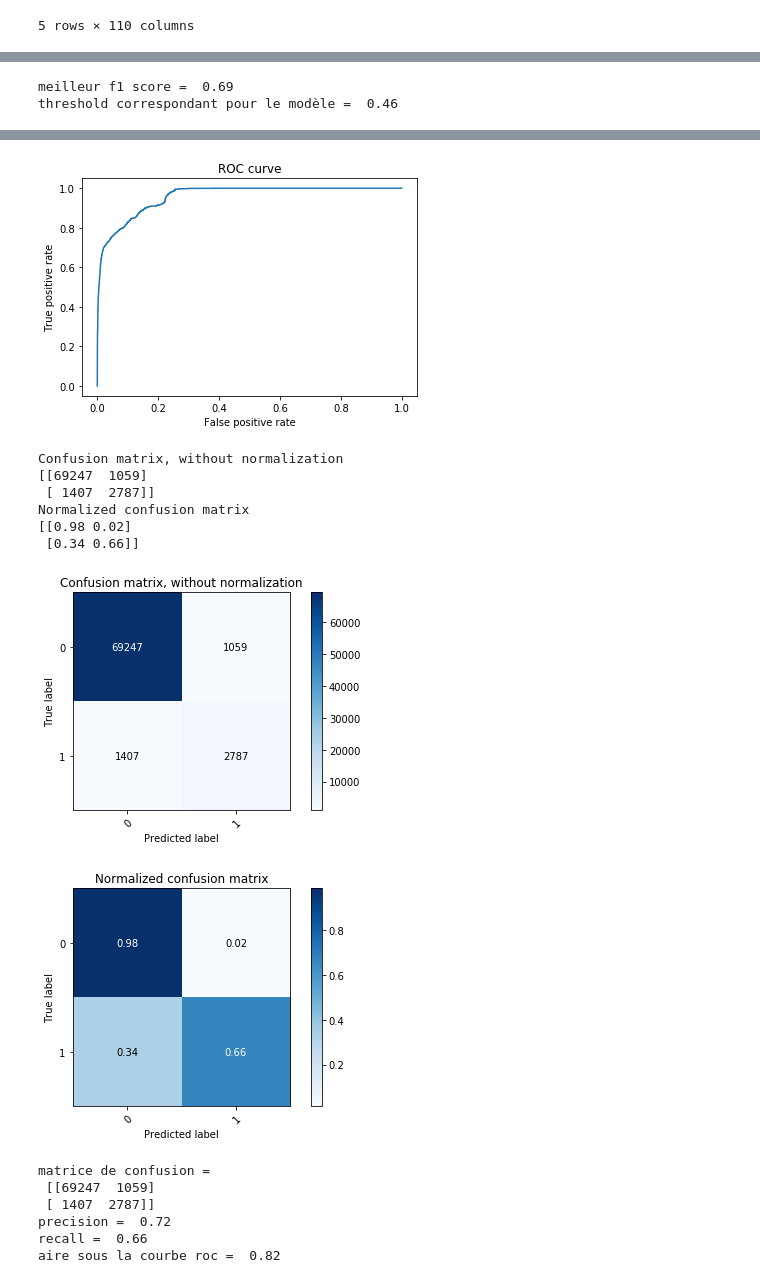
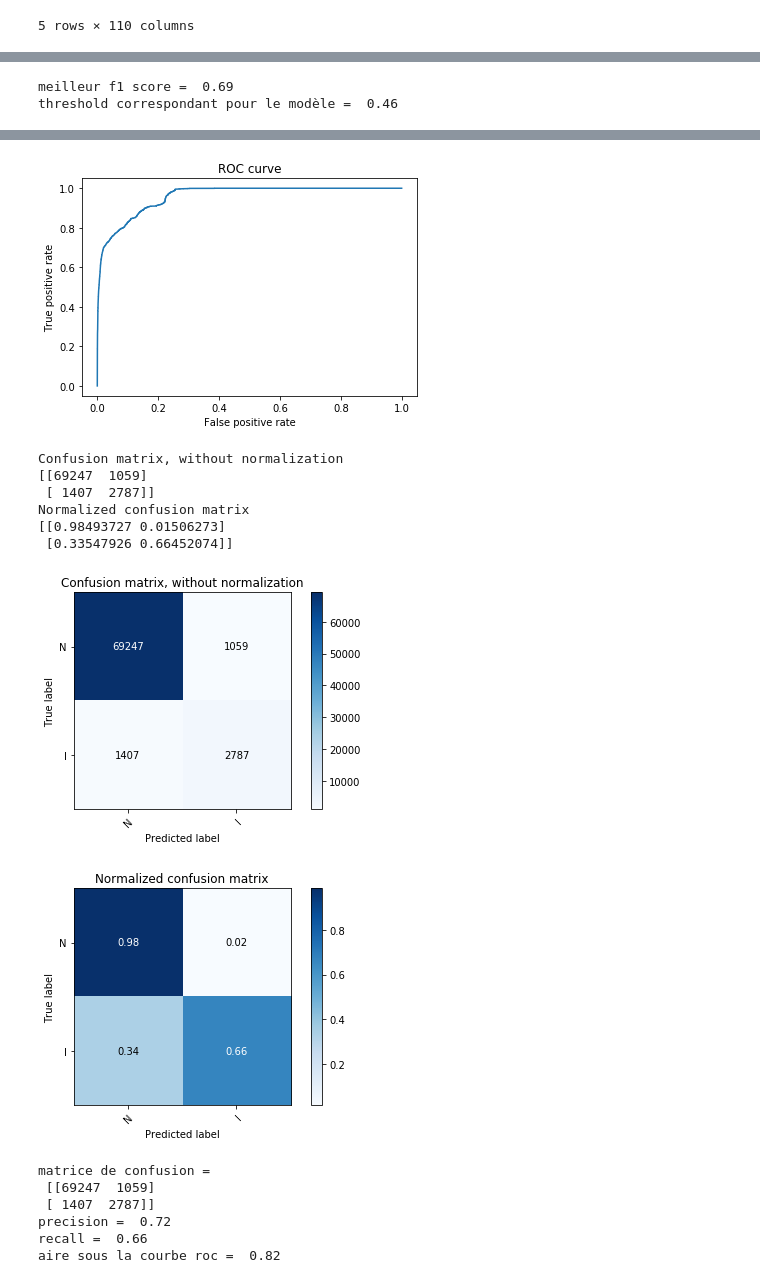
Before and after one commit to pgorisse/SIC7002, a Jupyter notebook: Isolation_Forest.ipynb, the cells around one changed output, grey strips where cells are left out. Saved outputs shown, nothing was run; the diff lists cells and outputs as text; code cells hidden in the pictures.

```diff
--- a/Isolation_Forest.ipynb
+++ b/Isolation_Forest.ipynb
@@ -67,13 +67,15 @@ data_dummy = pd.get_dummies(df, columns=cols_to_dummify, prefix=cols_to_dummify)
 target_dummy = pd.get_dummies(target)
 target_categories = target_dummy.columns
 
+
 # Splitting train/test
+RANDOM_SEED=87
 X = data_dummy.values
 y = target_dummy.values
 X_train, X_test = train_test_split(data_dummy, test_size=0.2, random_state = RANDOM_SEED)
 
 #X_train = X_train[X_train['label'] == 'normal.' ] # Only train on normal data (no intrusion)
-# X_test = X_test[X_test['label'] == 'normal.']
+X_test = X_test[X_test['label'] != 'smurf.']
 y_train = X_train['label']
 ylabel_train= (y_train != 'normal.')
 X_train = X_train.drop(['label'], axis=1)
@@ -106,9 +108,8 @@ imax=0
 jmax=0
 f1_max=0
 
-for i in range(300,10000,100):
+for i in range(100,1001,100):
     j=2*i
-    #for j in range(100, 10000, 1000):
 
     rng = np.random.RandomState(i)
 
@@ -122,18 +123,18 @@ for i in range(300,10000,100):
     precision, recall, thresholds = precision_recall_curve(ylabel_train, score)
 
     # ROC curve
-    #fpr, tpr, thresholds = roc_curve(ylabel_train, score)
+    fpr, tpr, thresholds2 = roc_curve(ylabel_train, score)
 
     # F1 score
     f1_score = 2*(precision*recall)/(precision+recall)
 
     meilleur_f1_score = max(f1_score)
     position = np.where(f1_score==meilleur_f1_score)
-    print(meilleur_f1_score)
+    print('le meilleur f1 score pour',i,'arbres et',j,'échantillons par arbres est',"%.2f" % meilleur_f1_score)
 
     # meilleur threshold
     threshold = thresholds[position]
-    print(threshold)
+    print('threshold correspondant',"%.2f" % threshold)
 
     # PLOT precision recall curve
     plt.plot(precision, recall)
@@ -160,10 +161,10 @@ for i in range(300,10000,100):
         jmax=j
         threshold_corres = threshold
 
-print(f1_max)
-print(threshold_corres)
-print(imax)
-print(jmax)
+print('f1 max=',"%.2f" % f1_max)
+print('threshold_corres=',"%.2f" % threshold_corres)
+print('meilleur nombre d arbres=',imax)
+print('meilleur nombre d échantillons=',jmax)
 plt.show()
 # %% [output]
 default contamination parameter 0.1 will change in version 0.22 to "auto". This will change the predict method behavior.
@@ -188,11 +189,11 @@ default contamination parameter 0.1 will change in version 0.22 to "auto". This
 # %%
-# MODEL BUILDING
+# Entrainement du modèle avec les paramètres trouvés
 
 
-rng = np.random.RandomState(400)
+rng = np.random.RandomState(imax)
 
 # training the model
-clf = IsolationForest(max_samples=800, random_state=rng)
+clf = IsolationForest(max_samples=jmax, random_state=rng)
 clf.fit(X_train)
 score = -clf.score_samples(X_train)
 
@@ -239,10 +240,7 @@ Y_predicted = (score>threshold_train)
 
 #Confusion matrix
 #Confusion matrix
-def plot_confusion_matrix(y_true, y_pred,
-                          normalize=False,
-                          title=None,
-                          cmap=plt.cm.Blues):
+def plot_confusion_matrix(y_true, y_pred, normalize=False, title=None, cmap=plt.cm.Blues):
     """
     This function prints and plots the confusion matrix.
     Normalization can be applied by setting `normalize=True`.
@@ -269,6 +267,7 @@ def plot_confusion_matrix(y_true, y_pred,
     # We want to show all ticks...
     ax.set(xticks=np.arange(cm.shape[1]),
            yticks=np.arange(cm.shape[0]),
+           xticklabels="NI", yticklabels="NI",
            # ... and label them with the respective list entries
            title=title,
            ylabel='True label',
@@ -296,37 +295,37 @@ plot_confusion_matrix(ylabel_train, Y_predicted,
                       title='Confusion matrix, without normalization')
 
 # Plot normalized confusion matrix
 plot_confusion_matrix(ylabel_train, Y_predicted, normalize=True,
                       title='Normalized confusion matrix')
 
 plt.show()
 print('matrice de confusion =\n',confusion_matrix(ylabel_train, Y_predicted,))
 
 #precision= TP/(TP+FP)= proportion des classés positifs qui en sont vraiment
 print('precision = ',"%.2f" % precision_score(ylabel_train, Y_predicted,))
 
 #recall= TP/(TP+FN)= proportion
 print('recall = ',"%.2f" % recall_score(ylabel_train, Y_predicted,))
 
 #roc_score
 print('aire sous la courbe roc = ',"%.2f" % roc_auc_score(ylabel_train, Y_predicted,))
 # %% [output]
 default contamination parameter 0.1 will change in version 0.22 to "auto". This will change the predict method behavior.
 
 
 behaviour="old" is deprecated and will be removed in version 0.22. Please use behaviour="new", which makes the decision_function change to match other anomaly detection algorithm API.
 meilleur f1 score =  0.69
 threshold correspondant pour le modèle =  0.46
 [figure]
 [figure]
 Confusion matrix, without normalization
 [[69247  1059]
  [ 1407  2787]]
 Normalized confusion matrix
-[[0.98 0.02]
- [0.34 0.66]]
+[[0.98493727 0.01506273]
+ [0.33547926 0.66452074]]
-[figure, old version]
+[figure, new version]
-[figure, old version]
+[figure, new version]
 matrice de confusion =
  [[69247  1059]
  [ 1407  2787]]
```
Also changed, not shown: parts of 3 cells of this notebook.
